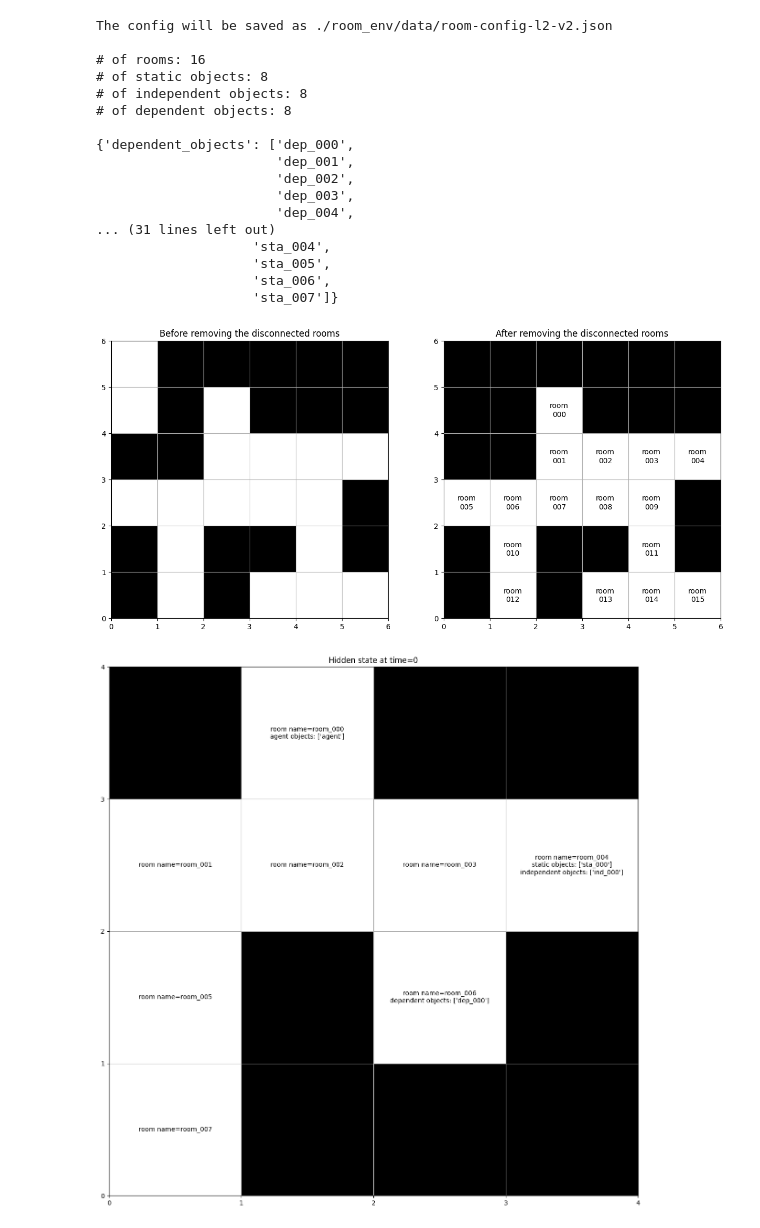
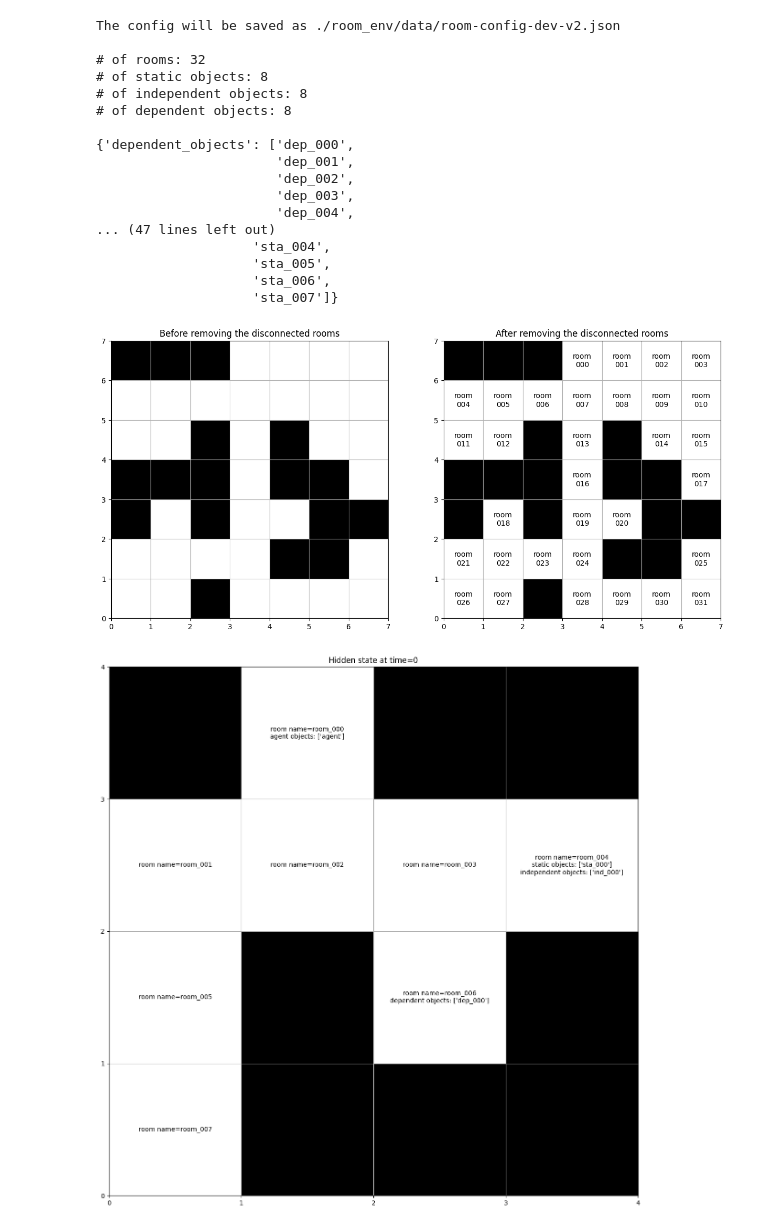
Before and after one commit to humemai/room-env, a Jupyter notebook: room-env-v2.ipynb, the cells around one changed output. Cells and saved outputs as stored; diff of their text form; code cells hidden in the pictures.

```diff
--- a/room-env-v2.ipynb
+++ b/room-env-v2.ipynb
@@ -1,39 +1,39 @@
 # %%
 import random
 from room_env.create_room2 import RoomCreator
 
 room_creator = RoomCreator(
-    filename="l2",
-    grid_length=6,
-    num_rooms=16,
+    filename="dev",
+    grid_length=7,
+    num_rooms=32,
     num_static_objects=8,
     num_independent_objects=8,
     num_dependent_objects=8,
     room_prob=0.5,
     minimum_transition_stay_prob=0.6,
     static_object_in_every_room=False,
     give_fake_names=False,
 )
 room_creator.run()
 # %% [output]
-The config will be saved as ./room_env/data/room-config-l2-v2.json
+The config will be saved as ./room_env/data/room-config-dev-v2.json
 
-# of rooms: 16
+# of rooms: 32
 # of static objects: 8
 # of independent objects: 8
 # of dependent objects: 8
 
 {'dependent_objects': ['dep_000',
                        'dep_001',
                        'dep_002',
                        'dep_003',
                        'dep_004',
-... (31 lines left out)
+... (47 lines left out)
                     'sta_004',
                     'sta_005',
                     'sta_006',
                     'sta_007']}
-[figure, old version]
+[figure, new version]
 # %%
 from room_env.envs.room2 import RoomEnv2
 
```
Also changed, not shown: parts of 2 cells of this notebook, 9 other files.
